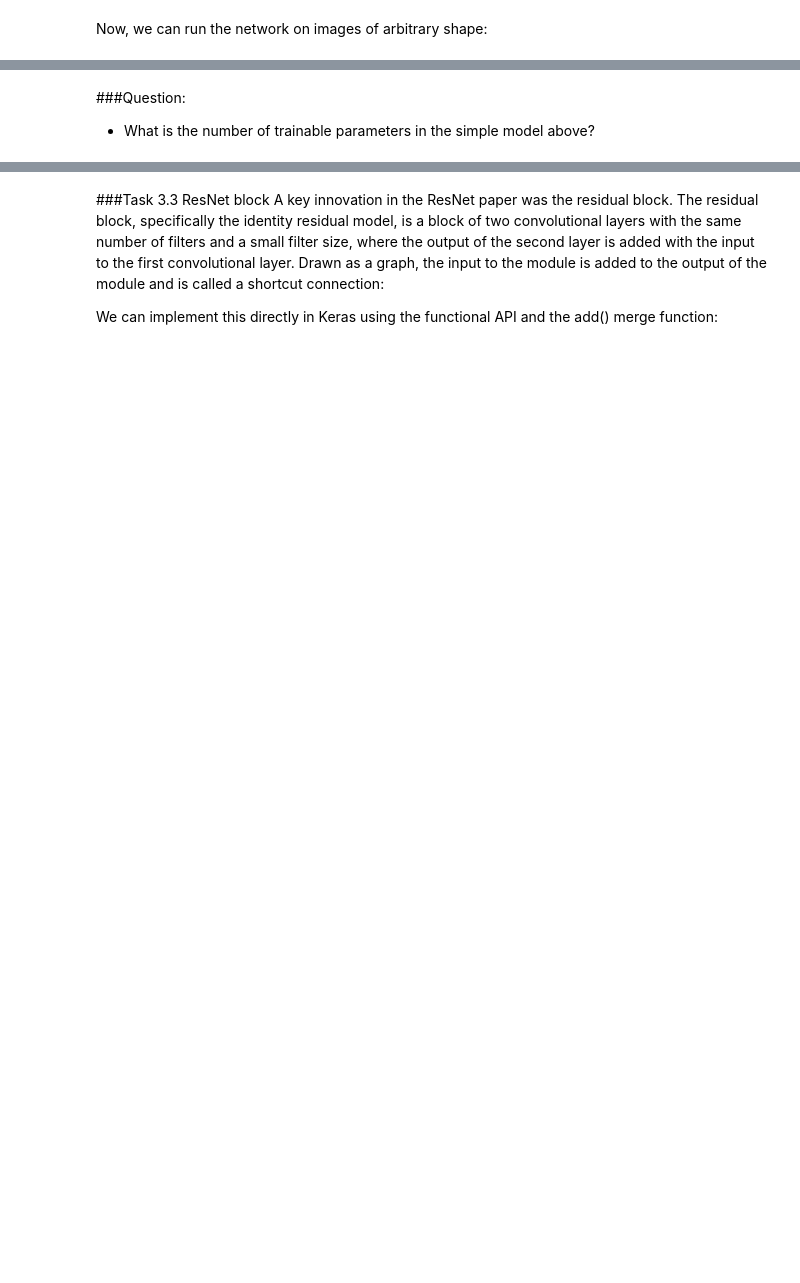
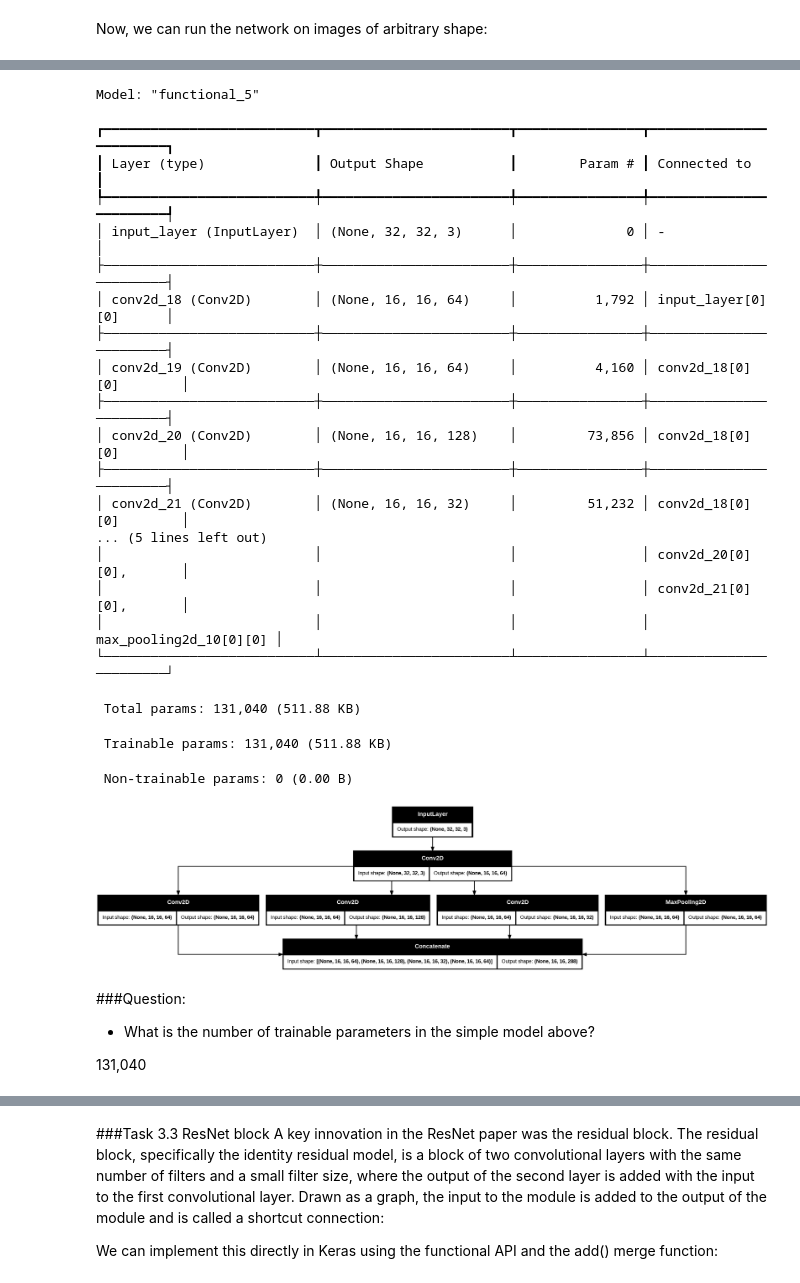
Before and after one commit to andersjes/Deep-Learning, a Jupyter notebook: Lab8_ConvNet_Architectures.ipynb, the cells around one changed output, grey strips where cells are left out. Cells and saved outputs as stored; diff of their text form; code cells hidden in the pictures; blank space fills up the shorter version.

```diff
--- a/Lab8_ConvNet_Architectures.ipynb
+++ b/Lab8_ConvNet_Architectures.ipynb
@@ -547,39 +652,64 @@ If you need to consult the documentation, it is here: [Conv2d](https://keras.io/
 # %%
 from keras.layers import Concatenate
 from tensorflow.keras.utils import plot_model
 
 # Naive inception module
 def naive_inception_module(x, f1=64, f3=128, f5=32):
   # 1x1 conv
-  conv1 = Conv2D(filters=???, kernel_size=???, padding=???, activation='relu')(x)
+  conv1 = Conv2D(filters=f1, kernel_size=(1,1), padding='same', activation='relu')(x)
   # 3x3 conv
-  conv3 = Conv2D(filters=???, kernel_size=???, padding=???, activation='relu')(x)
+  conv3 = Conv2D(filters=f3, kernel_size=(3,3), padding='same', activation='relu')(x)
   # 5x5 conv
-  conv5 = Conv2D(filters=???, kernel_size=???, padding=???, activation='relu')(x)
+  conv5 = Conv2D(filters=f5, kernel_size=(5,5), padding='same', activation='relu')(x)
   # 3x3 max pooling
-  pool = MaxPooling2D(pool_size=(3,3), strides=???, padding=???)(x)
+  pool = MaxPooling2D(pool_size=(3,3), strides=(1,1), padding='same')(x)
   # concatenate filters, assumes filters/channels last
   y = Concatenate()([conv1, conv3, conv5, pool])
 
   return y
 
 # Prior convolution(s) - not part of the inception module:
 # - inputs has shape 32x32x3
 # - x has shape 16x16x64 and serves as input to the inception module
 x = Conv2D(64, kernel_size=(3, 3), strides=2, padding='same',activation='relu')(inputs)
 
 # Add inception block 1
 layer = naive_inception_module(x)
 
 # create model
 model = Model(inputs=inputs, outputs=layer)
 model.summary()
 
 # plot model architecture
 plot_model(model, show_shapes=True, to_file='inception_module.png')
+# %% [output]
+Model: "functional_5"
+┏━━━━━━━━━━━━━━━━━━━━━━━━━━━┳━━━━━━━━━━━━━━━━━━━━━━━━┳━━━━━━━━━━━━━━━━┳━━━━━━━━━━━━━━━━━━━━━━━━┓
+┃ Layer (type)              ┃ Output Shape           ┃        Param # ┃ Connected to           ┃
+┡━━━━━━━━━━━━━━━━━━━━━━━━━━━╇━━━━━━━━━━━━━━━━━━━━━━━━╇━━━━━━━━━━━━━━━━╇━━━━━━━━━━━━━━━━━━━━━━━━┩
+│ input_layer (InputLayer)  │ (None, 32, 32, 3)      │              0 │ -                      │
+├───────────────────────────┼────────────────────────┼────────────────┼────────────────────────┤
+│ conv2d_18 (Conv2D)        │ (None, 16, 16, 64)     │          1,792 │ input_layer[0][0]      │
+├───────────────────────────┼────────────────────────┼────────────────┼────────────────────────┤
+│ conv2d_19 (Conv2D)        │ (None, 16, 16, 64)     │          4,160 │ conv2d_18[0][0]        │
+├───────────────────────────┼────────────────────────┼────────────────┼────────────────────────┤
+│ conv2d_20 (Conv2D)        │ (None, 16, 16, 128)    │         73,856 │ conv2d_18[0][0]        │
+├───────────────────────────┼────────────────────────┼────────────────┼────────────────────────┤
+│ conv2d_21 (Conv2D)        │ (None, 16, 16, 32)     │         51,232 │ conv2d_18[0][0]        │
+... (5 lines left out)
+│                           │                        │                │ conv2d_20[0][0],       │
+│                           │                        │                │ conv2d_21[0][0],       │
+│                           │                        │                │ max_pooling2d_10[0][0] │
+└───────────────────────────┴────────────────────────┴────────────────┴────────────────────────┘
+ Total params: 131,040 (511.88 KB)
+ Trainable params: 131,040 (511.88 KB)
+ Non-trainable params: 0 (0.00 B)
+[figure, added]
 # %% [markdown]
 ###Question:
 - What is the number of trainable parameters in the simple model above?
+
+131,040
 # %% [markdown]
 ###Task 3.2 Inception module
 The version of the inception module that we have implemented is called the *naive inception module*.
```
Also changed, not shown: parts of 16 cells of this notebook.
